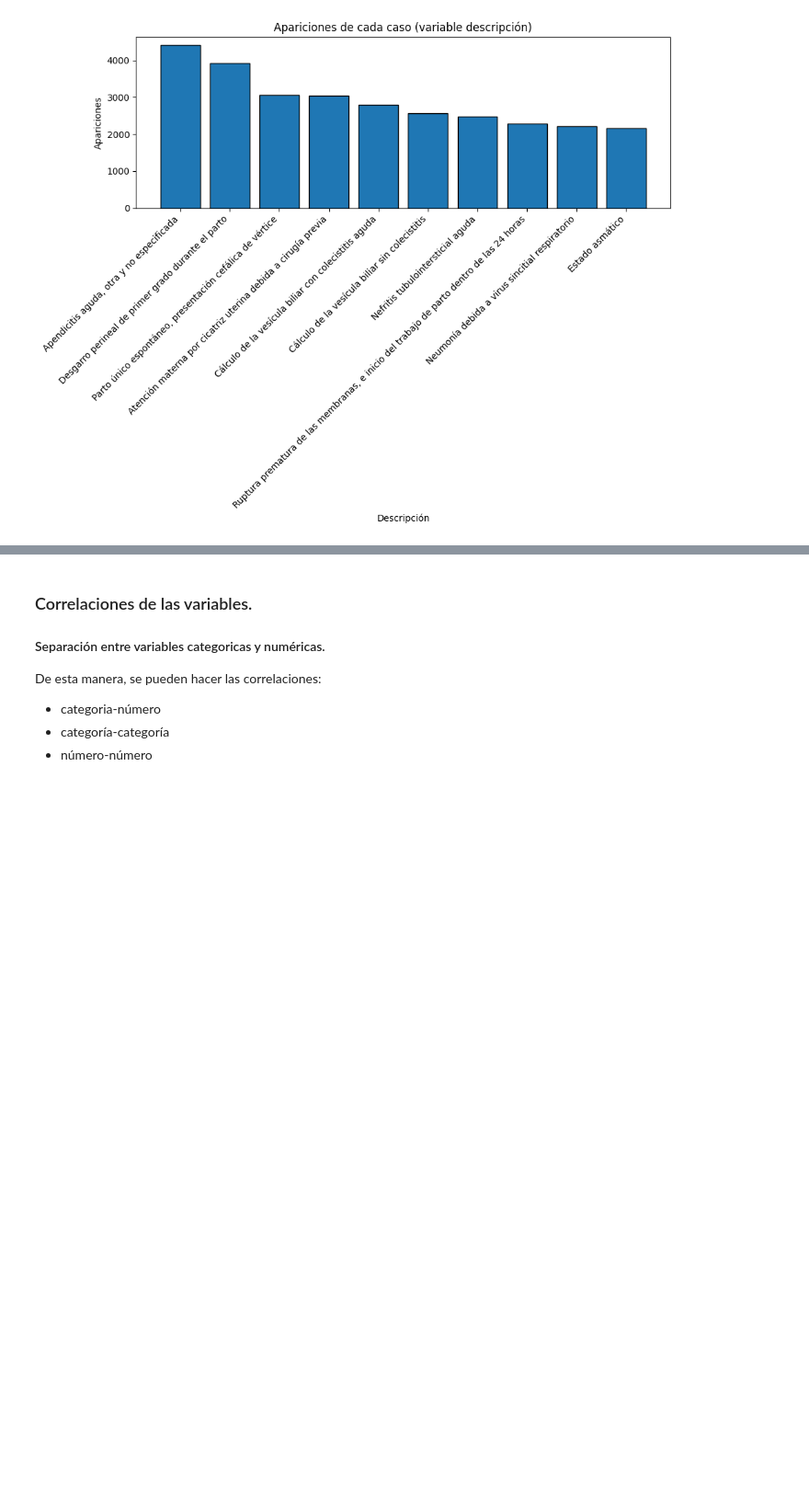
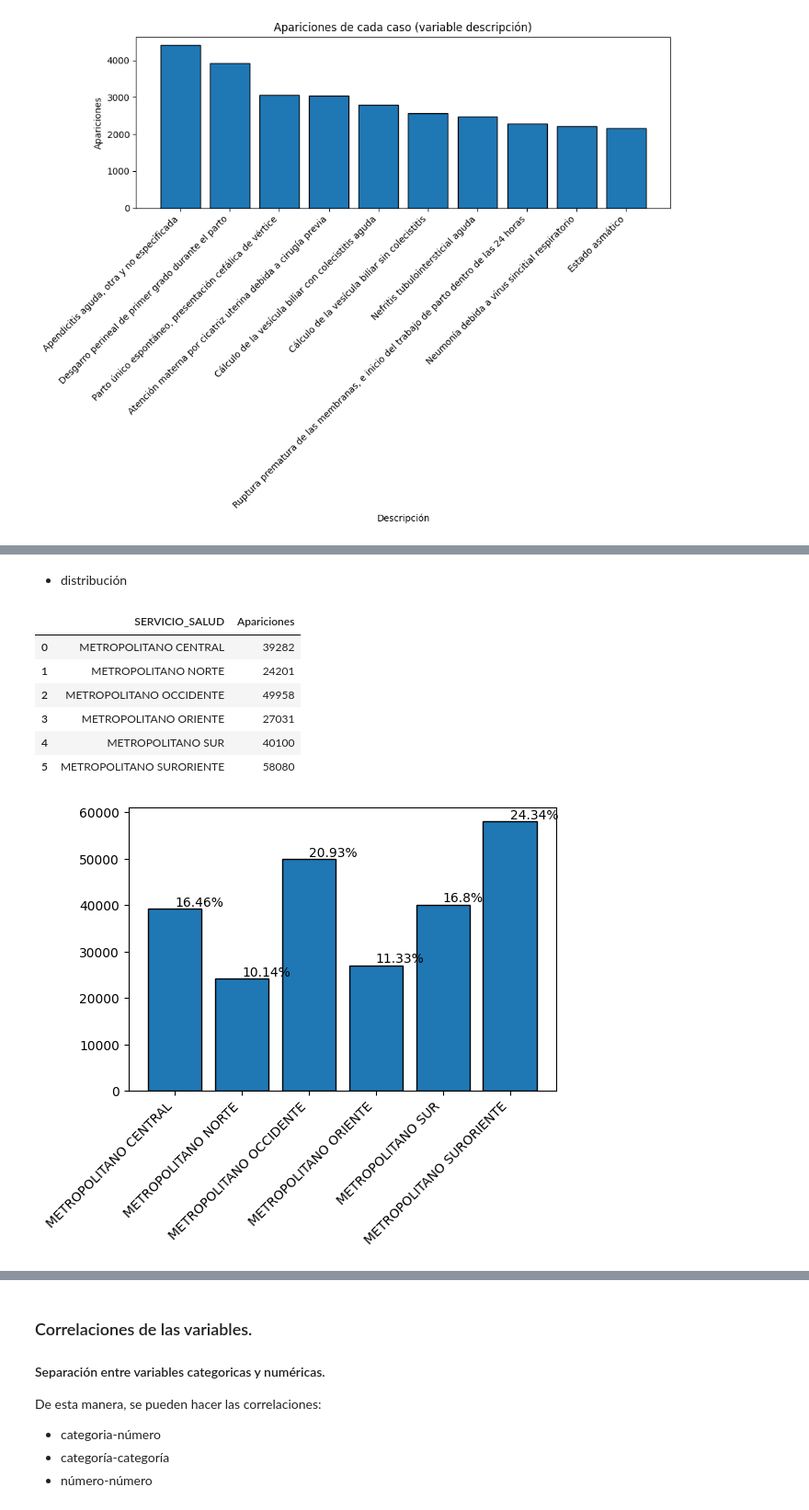
Before and after one commit to VichoRamirez/TOPD, a Jupyter notebook: Entrega_3/Entrega3_Sebastian_y_Vicente_Ramirez.ipynb, the cells around one changed output, grey strips where cells are left out. Shown: that part at 92% size. Saved outputs shown, nothing was run; the diff lists cells and outputs as text; code cells hidden in the pictures; blank space fills up the shorter version.

```diff
--- a/Entrega_3/Entrega3_Sebastian_y_Vicente_Ramirez.ipynb
+++ b/Entrega_3/Entrega3_Sebastian_y_Vicente_Ramirez.ipynb
@@ -735,0 +588,22 @@ Similar al boxplot anterior, complementar la información con los cuartiles resp
+# %% [markdown]
+- distribución
+# %%
+reingreso_count = df.groupby("SERVICIO_SALUD")['SERVICIO_SALUD'].value_counts().to_frame(name = "Apariciones").reset_index()
+display(reingreso_count)
+
+plt.figure(figsize=(6,4))
+plt.bar(reingreso_count['SERVICIO_SALUD'].astype(str), reingreso_count['Apariciones'], edgecolor='black')
+for i in range(len(reingreso_count['SERVICIO_SALUD'])):
+    plt.text(reingreso_count['SERVICIO_SALUD'][i], reingreso_count['Apariciones'][i]+500, f'{round(reingreso_count["Apariciones"][i]*100/reingreso_count["Apariciones"].sum(), 2)}%')
+
+plt.xticks(rotation = 45, ha='right')
+plt.show()
+# %% [output]
+|  | SERVICIO_SALUD | Apariciones |
+| 0 | METROPOLITANO CENTRAL | 39282 |
+| 1 | METROPOLITANO NORTE | 24201 |
+| 2 | METROPOLITANO OCCIDENTE | 49958 |
+| 3 | METROPOLITANO ORIENTE | 27031 |
+| 4 | METROPOLITANO SUR | 40100 |
+| 5 | METROPOLITANO SURORIENTE | 58080 |
+[figure, added]
```
Also changed, not shown: parts of 46 cells of this notebook, 4 other files.
